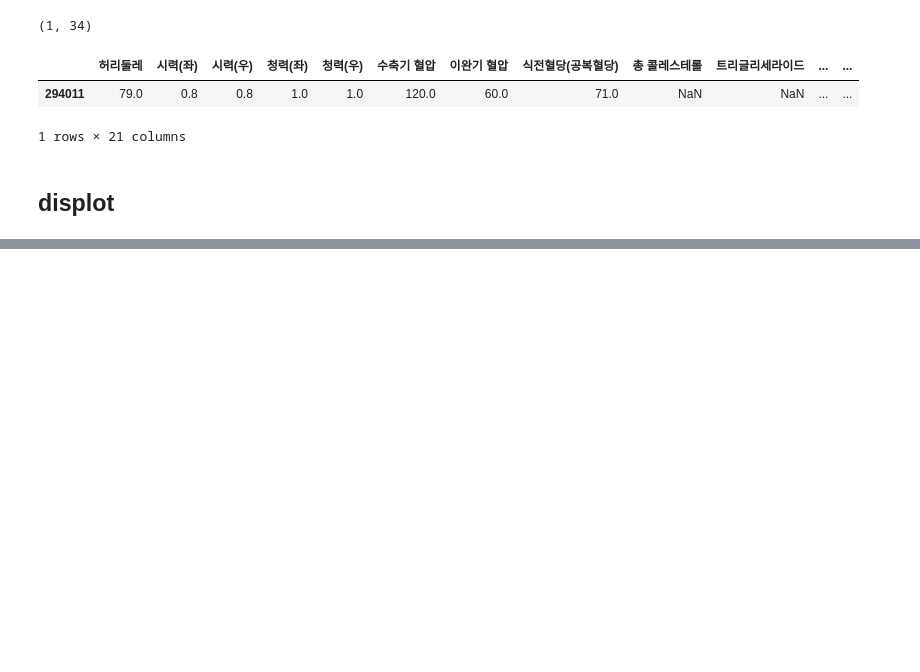
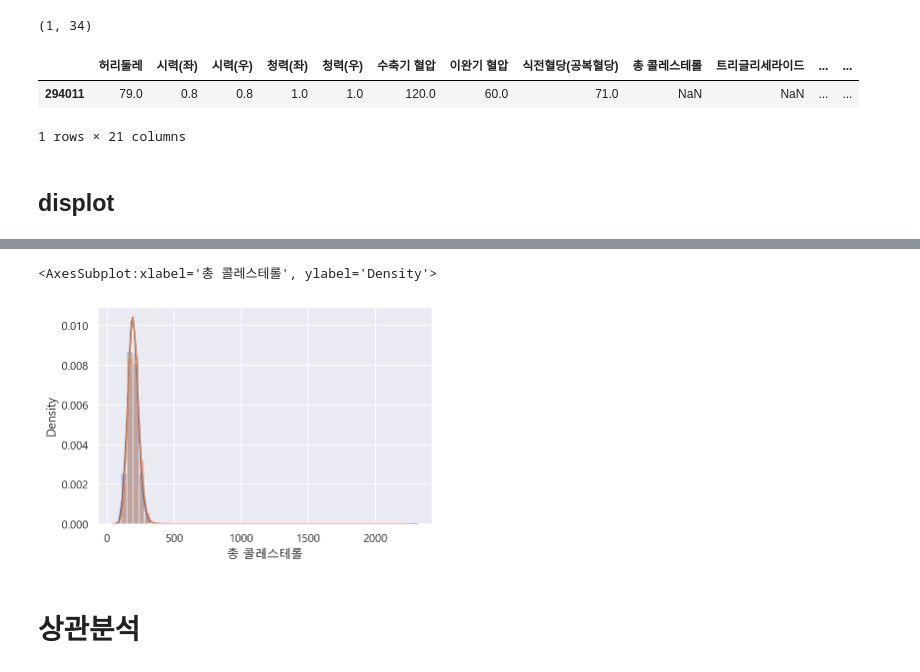
Before and after one commit to tree698/Data_Analysis, a Jupyter notebook: 1. Health Check/Health Check.ipynb, the cells around one changed output, grey strips where cells are left out. Cells and saved outputs as stored; diff of their text form; code cells hidden in the pictures; blank space fills up the shorter version.

```diff
--- a/1. Health Check/Health Check.ipynb
+++ b/1. Health Check/Health Check.ipynb
@@ -817,0 +877,8 @@ df_ASLT_high_8000.iloc[:, 7:28]
+# %%
+# 음주여부 값에 대한 "총 콜레스테롤" 을 distplot로 그리며 하나의 그래프에 표시되도록 합니다
+
+sns.distplot(df.loc[df["총 콜레스테롤"].notnull() & (df["성별코드"]==1), "총 콜레스테롤"])
+sns.distplot(df.loc[df["총 콜레스테롤"].notnull() & df["성별코드"]==0, "총 콜레스테롤"])
+# %% [output]
+<AxesSubplot:xlabel='총 콜레스테롤', ylabel='Density'>
+[figure, added]
@@ -817,0 +887,2 @@ df_ASLT_high_8000.iloc[:, 7:28]
+# %% [markdown]
+# 상관분석
```
Also changed, not shown: parts of 9 cells of this notebook.
